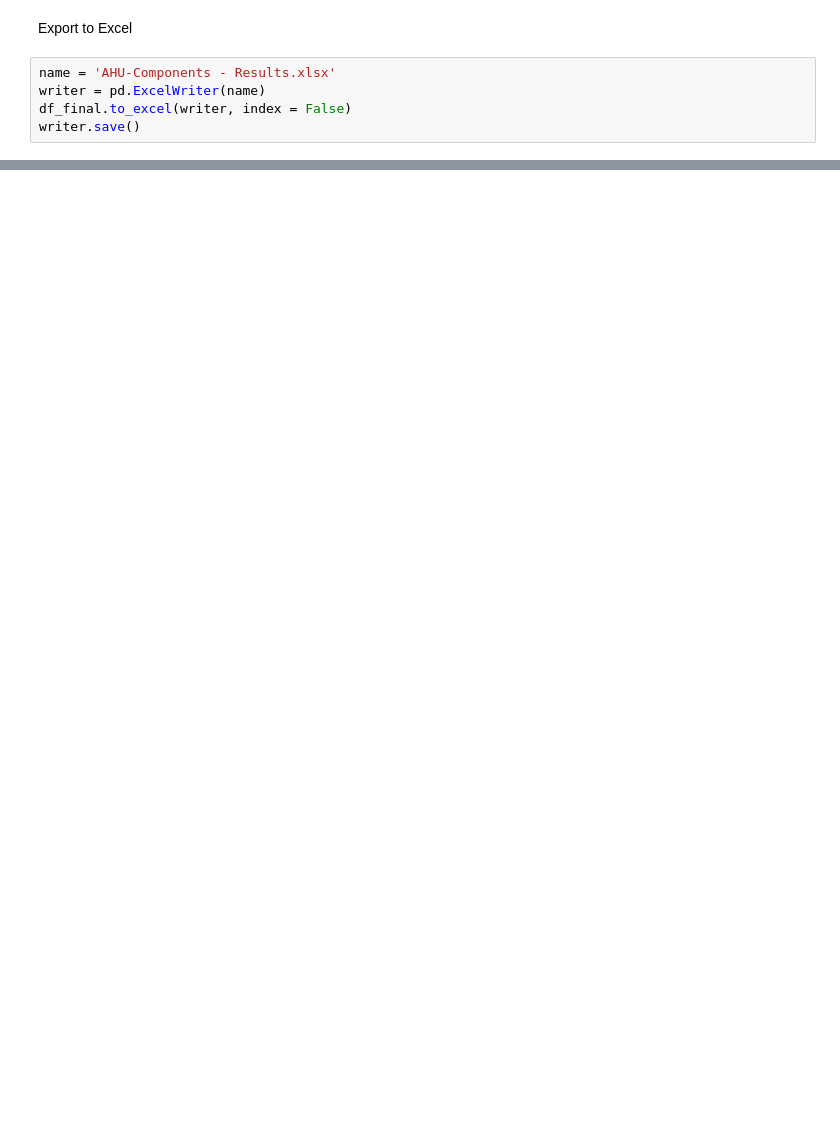
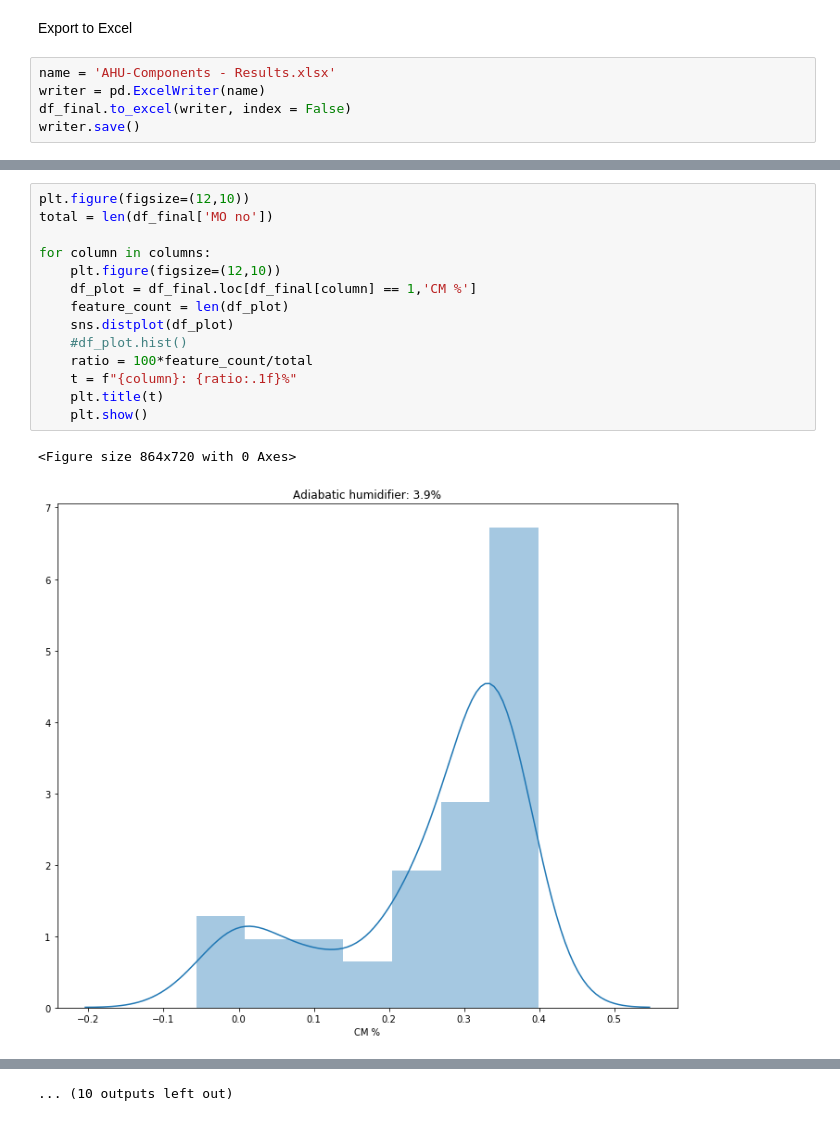
Before and after one commit to darroyolpz/AHU-Components, a Jupyter notebook: ahu-components.ipynb, the cells around one changed output, grey strips where cells are left out. Drawn from its saved outputs; the diff is of its cells as text; blank space fills up the shorter version.

```diff
--- a/ahu-components.ipynb
+++ b/ahu-components.ipynb
@@ -137,0 +160,17 @@ writer.save()
+# %%
+plt.figure(figsize=(12,10))
+total = len(df_final['MO no'])
+
+for column in columns:
+    plt.figure(figsize=(12,10))
+    df_plot = df_final.loc[df_final[column] == 1,'CM %']
+    feature_count = len(df_plot)
+    sns.distplot(df_plot)
+    #df_plot.hist()
+    ratio = 100*feature_count/total
+    t = f"{column}: {ratio:.1f}%"
+    plt.title(t)
+    plt.show()
+# %% [output]
+<Figure size 864x720 with 0 Axes>
+[figure, added]
@@ -137,0 +187 @@ writer.save()
+... (10 outputs left out)
```
Also changed, not shown: parts of 11 cells of this notebook.
